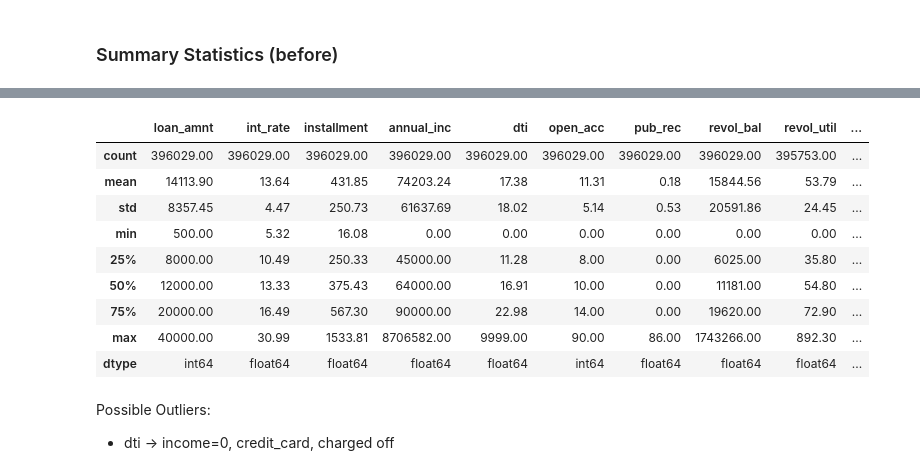
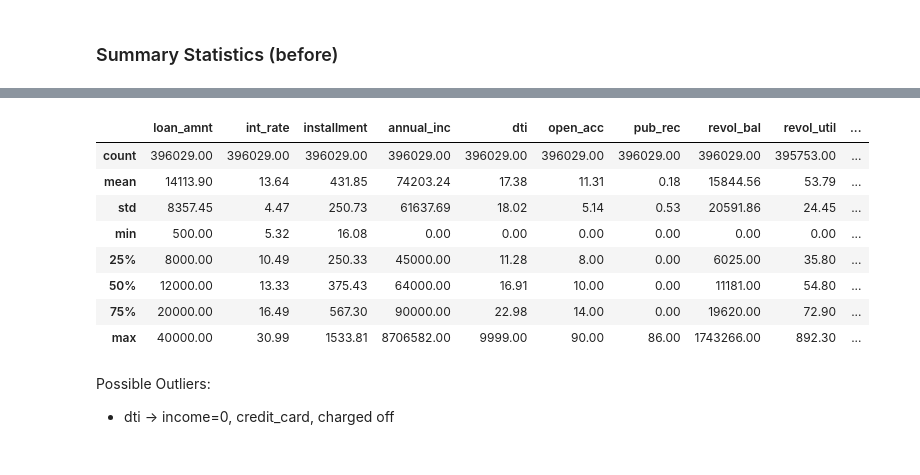
Before and after one commit to Teccaa/Applied_Credit_Risk, a Jupyter notebook: Data_Cleaning.ipynb, the cells around one changed output, grey strips where cells are left out. Saved outputs shown, nothing was run; the diff lists cells and outputs as text; code cells hidden in the pictures.

Commit message:
Data_Cleaning continued

```diff
--- a/Data_Cleaning.ipynb
+++ b/Data_Cleaning.ipynb
@@ -126,0 +47,21 @@ data
+# %%
+## Handling wrong data
+
+# Dropping distorted row (see below)
+#data = data.drop(208166) # -> make this less static! (TBD) -> Collab
+data = data.drop(109161) # -> make this less static! (TBD) -> VSCode
+
+# Set type of numeric columns that weren't numeric
+data["revol_util"] = pd.to_numeric(data["revol_util"])
+data["total_acc"] = pd.to_numeric(data["total_acc"])
+data["mort_acc"] = pd.to_numeric(data["mort_acc"])
+
+# Get states for address
+data['address'] = data['address'].str[-8:]
+
+# settings to display all columns
+pd.set_option("display.max_columns", None)
+
+# show data
+data
+#data.sort_values('open_acc', ascending=False).head()
@@ -160,3 +115,7 @@ Data columns (total 25 columns):
  24  address               396029 non-null  object
 dtypes: float64(9), int64(3), object(13)
 memory usage: 78.6+ MB
+# %%
+# Splitting numerical and categorical variables
+data_num = data.select_dtypes(include=['float64','int64'])
+data_cat = data.select_dtypes(include=['object'])
@@ -163,21 +140,17 @@ memory usage: 78.6+ MB
 # %%
 # Summary for numerical data
 pd.set_option('display.float_format', lambda x: '%.2f' % x)
-describe = data.describe()
-describe.loc['dtype'] = data.dtypes
-
-describe
+data_num.describe()
 # %% [output]
 |  | loan_amnt | int_rate | installment | annual_inc | dti | open_acc | pub_rec | revol_bal | revol_util | ... |
 | count | 396029.00 | 396029.00 | 396029.00 | 396029.00 | 396029.00 | 396029.00 | 396029.00 | 396029.00 | 395753.00 | ... |
 | mean | 14113.90 | 13.64 | 431.85 | 74203.24 | 17.38 | 11.31 | 0.18 | 15844.56 | 53.79 | ... |
 | std | 8357.45 | 4.47 | 250.73 | 61637.69 | 18.02 | 5.14 | 0.53 | 20591.86 | 24.45 | ... |
 | min | 500.00 | 5.32 | 16.08 | 0.00 | 0.00 | 0.00 | 0.00 | 0.00 | 0.00 | ... |
 | 25% | 8000.00 | 10.49 | 250.33 | 45000.00 | 11.28 | 8.00 | 0.00 | 6025.00 | 35.80 | ... |
 | 50% | 12000.00 | 13.33 | 375.43 | 64000.00 | 16.91 | 10.00 | 0.00 | 11181.00 | 54.80 | ... |
 | 75% | 20000.00 | 16.49 | 567.30 | 90000.00 | 22.98 | 14.00 | 0.00 | 19620.00 | 72.90 | ... |
 | max | 40000.00 | 30.99 | 1533.81 | 8706582.00 | 9999.00 | 90.00 | 86.00 | 1743266.00 | 892.30 | ... |
-| dtype | int64 | float64 | float64 | float64 | float64 | int64 | float64 | float64 | float64 | ... |
 # %% [markdown]
 Possible Outliers:
 *   dti -> income=0, credit_card, charged off
```
Also changed, not shown: parts of 84 cells of this notebook.
